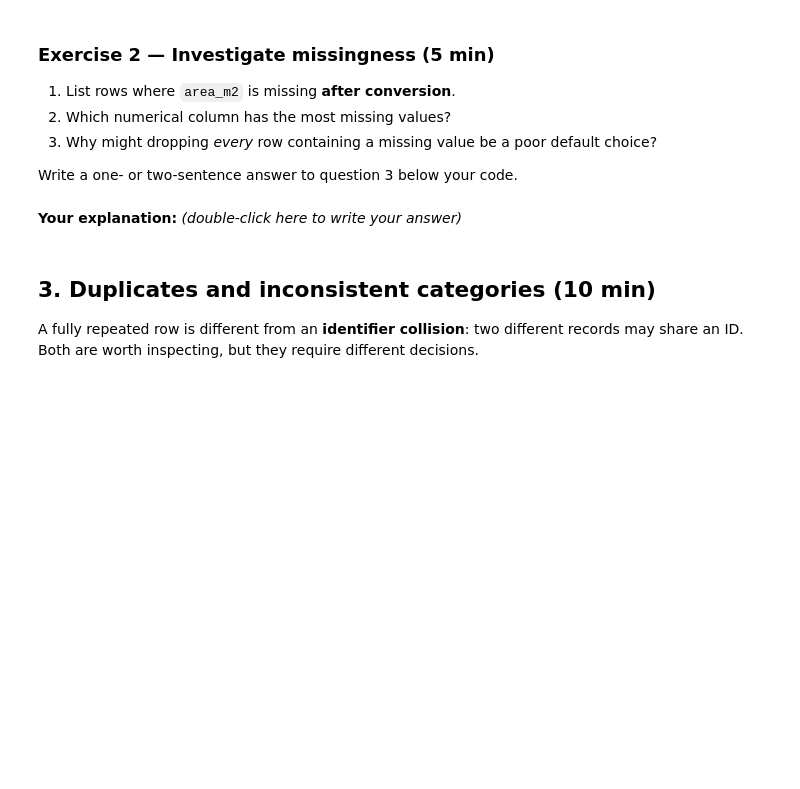
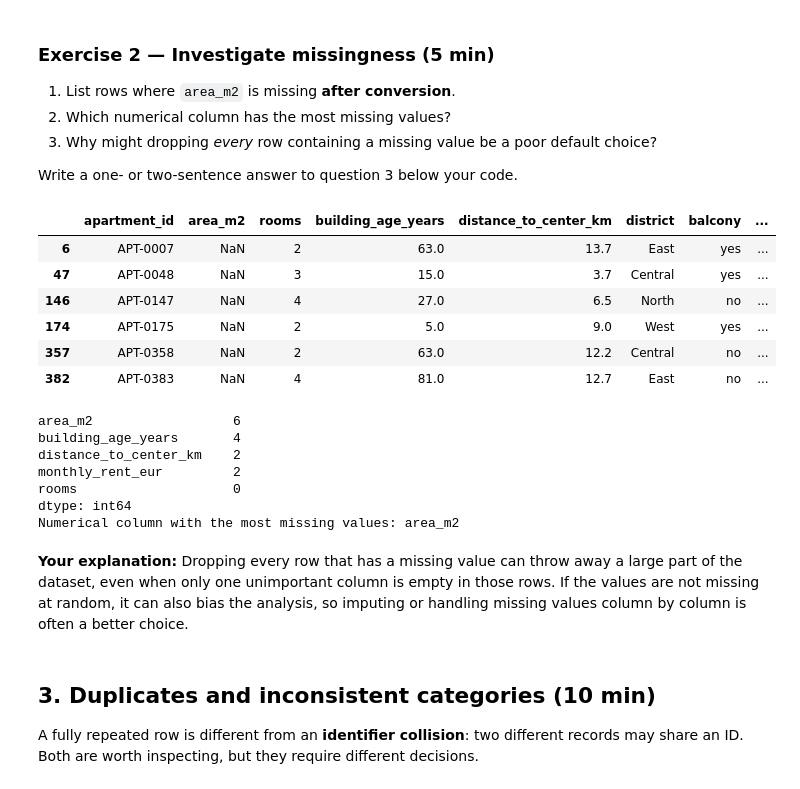
Before and after one commit to Adri2-2/AIWithPythonESIGELEC, a Jupyter notebook: lab02/01-data-cleaning.ipynb, the cells around one changed output. Saved outputs shown, nothing was run; the diff lists cells and outputs as text; code cells hidden in the pictures; blank space fills up the shorter version.

```diff
--- a/lab02/01-data-cleaning.ipynb
+++ b/lab02/01-data-cleaning.ipynb
@@ -55,5 +87,20 @@ display(df.describe(include="all").T)
 **Do not edit the original CSV.**
 # %%
 # TODO: inspect the last five rows
+display(df.tail())
+
 # TODO: count unique apartment_id values
+print("Number of unique apartment_id values:", df["apartment_id"].nunique())
+
 # TODO: list object columns and identify numeric-looking columns
+object_cols = df.select_dtypes(include="object").columns.tolist()
+print("Object columns:", object_cols)
+
+for col in object_cols:
+    converted = pd.to_numeric(
+        df[col].astype(str).str.replace(r"[^\d.,-]", "", regex=True).str.replace(",", "."),
+        errors="coerce",
+    )
+    ratio = converted.notna().mean()
+    if ratio > 0.5:
+        print(f"  -> '{col}' should be numeric ({ratio:.0%} of values are convertible)")
@@ -96,9 +185,29 @@ For now, we preserve missing values. Later notebooks will distinguish simple exp
 Write a one- or two-sentence answer to question 3 below your code.
 # %%
 # TODO: display rows with a missing area_m2 in clean
+display(clean[clean["area_m2"].isna()])
+
 # TODO: find the numerical column with the most missing values
+numeric_missing = clean.select_dtypes(include="number").isna().sum().sort_values(ascending=False)
+print(numeric_missing)
+print("Numerical column with the most missing values:", numeric_missing.idxmax())
+# %% [output]
+|  | apartment_id | area_m2 | rooms | building_age_years | distance_to_center_km | district | balcony | ... |
+| 6 | APT-0007 | NaN | 2 | 63.0 | 13.7 | East | yes | ... |
+| 47 | APT-0048 | NaN | 3 | 15.0 | 3.7 | Central | yes | ... |
+| 146 | APT-0147 | NaN | 4 | 27.0 | 6.5 | North | no | ... |
+| 174 | APT-0175 | NaN | 2 | 5.0 | 9.0 | West | yes | ... |
+| 357 | APT-0358 | NaN | 2 | 63.0 | 12.2 | Central | no | ... |
+| 382 | APT-0383 | NaN | 4 | 81.0 | 12.7 | East | no | ... |
+area_m2                  6
+building_age_years       4
+distance_to_center_km    2
+monthly_rent_eur         2
+rooms                    0
+dtype: int64
+Numerical column with the most missing values: area_m2
 # %% [markdown]
-**Your explanation:** *(double-click here to write your answer)*
+**Your explanation:** Dropping every row that has a missing value can throw away a large part of the dataset, even when only one unimportant column is empty in those rows. If the values are not missing at random, it can also bias the analysis, so imputing or handling missing values column by column is often a better choice.
 # %% [markdown]
 ## 3. Duplicates and inconsistent categories (10 min)
 
```
Also changed, not shown: parts of 17 cells of this notebook, 1 other file.
